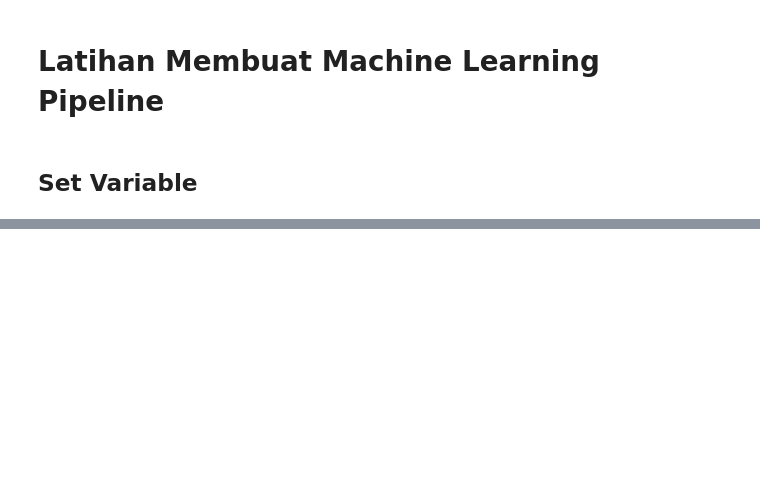
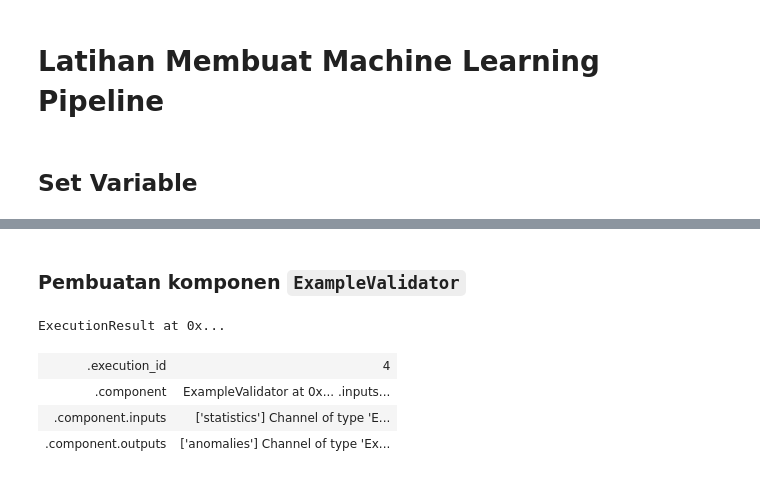
Before and after one commit to dicodingacademy/a443-MLOps-ML-Pipeline, a Jupyter notebook: notebook.ipynb, the cells around one changed output, grey strips where cells are left out. Drawn from its saved outputs; the diff is of its cells as text; code cells hidden in the pictures; blank space fills up the shorter version.

```diff
--- a/notebook.ipynb
+++ b/notebook.ipynb
@@ -29,0 +133,14 @@ interactive_context = InteractiveContext(pipeline_root=PIPELINE_ROOT)
+# %% [markdown]
+### Pembuatan komponen `ExampleValidator`
+# %%
+example_validator = ExampleValidator(
+    statistics=statistics_gen.outputs['statistics'],
+    schema=schema_gen.outputs['schema']
+)
+interactive_context.run(example_validator)
+# %% [output]
+ExecutionResult at 0x...
+| .execution_id | 4 |
+| .component | ExampleValidator at 0x... .inputs... |
+| .component.inputs | ['statistics'] Channel of type 'E... |
+| .component.outputs | ['anomalies'] Channel of type 'Ex... |
```
Also changed, not shown: parts of 17 cells of this notebook, 2 other files.
